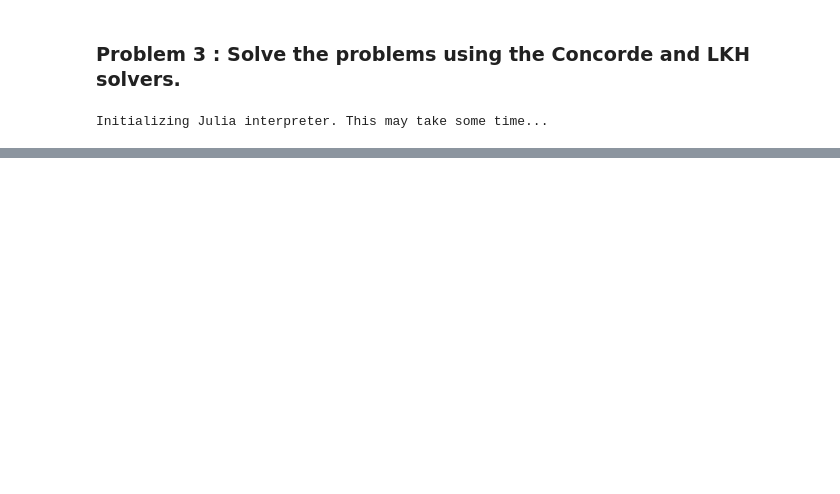
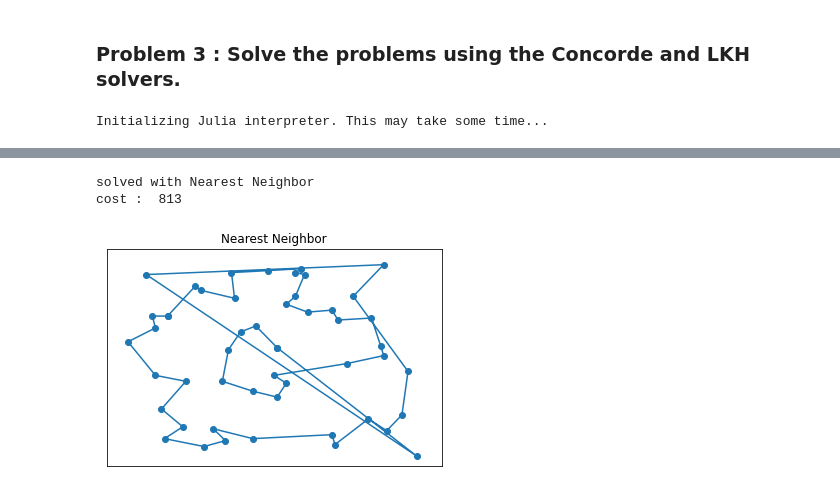
Before and after one commit to leehoon7/IE801, a Jupyter notebook: HW2.ipynb, the cells around one changed output, grey strips where cells are left out. Drawn from its saved outputs; the diff is of its cells as text; code cells hidden in the pictures; blank space fills up the shorter version.

```diff
--- a/HW2.ipynb
+++ b/HW2.ipynb
@@ -252,0 +268,3 @@ visualize_points(x, y, "tour by LKH", tour)
+# %%
+num_nodes = 50
+x, y = generate_instance(num_nodes, np.float64)
@@ -252,0 +275,39 @@ visualize_points(x, y, "tour by LKH", tour)
+# %%
+def solve_TSP_NearestNeighbor(x, y):
+
+    num_nodes = x.shape[0]
+    cost = get_cost(x, y)
+    cost_ = cost.copy()
+    np.fill_diagonal(cost, 10e+6)
+
+    cur_node = np.random.randint(num_nodes, size=1)[0]
+    start_node = cur_node
+    tour = [cur_node]
+    tour_cost = 0
+
+    while len(tour) <= num_nodes - 1:
+        next_node = cost[cur_node].argmin()
+        cur_cost = cost[cur_node][next_node]
+
+        cost[cur_node] = 10e+6
+        cost[:, cur_node] = 10e+6
+
+        cur_node = next_node
+
+        tour.append(cur_node)
+        tour_cost += cur_cost
+
+    tour = tour + [tour[0]]
+    tour_cost += cost_[cur_node][start_node]
+
+    return np.array(tour), tour_cost
+# %%
+tour, cost = solve_TSP_NearestNeighbor(x, y)
+print("solved with Nearest Neighbor")
+print("cost : ", cost)
+
+visualize_points(x, y, "Nearest Neighbor", tour)
+# %% [output]
+solved with Nearest Neighbor
+cost :  813
+[figure, added]
```
Also changed, not shown: parts of 22 cells of this notebook.
